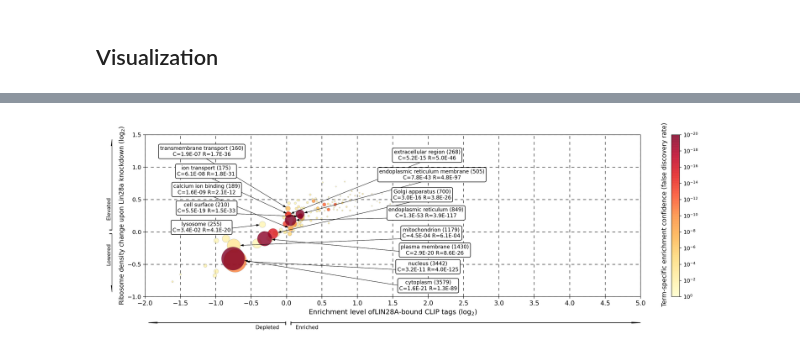
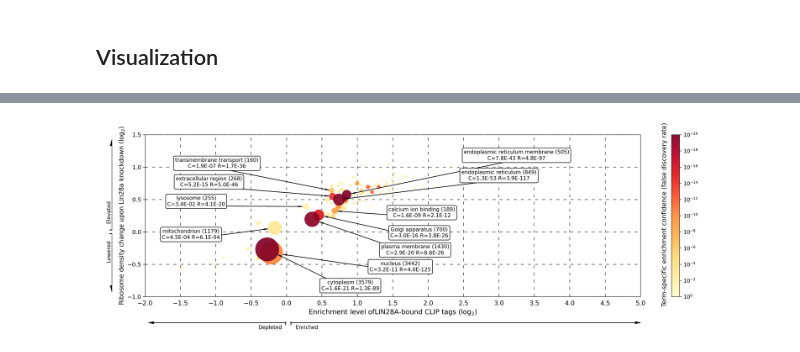
Before and after one commit to dong-gi-jang/binfo, a Jupyter notebook: Final/Final_Fig5A.ipynb, the cells around one changed output, grey strips where cells are left out. Cells and saved outputs as stored; diff of their text form; code cells hidden in the pictures.

```diff
--- a/Final/Final_Fig5A.ipynb
+++ b/Final/Final_Fig5A.ipynb
@@ -276,7 +331,10 @@ finaltable.head()
 # membrane, integral component of membrane 등 크게 의미 없는 term들 manually 제외 필요.
 # ER과 무관한 organelle 내 suborganellular local 등 하위 term도 제외.
 # 아예 bubble도 그려지지 않도록.
-excllist = ['membrane','cytosol','nucleoplasm','integral component of membrane','integral component of plasma membrane','extracellular space','identical protein binding','nucleotide binding','DNA binding','RNA binding','cytoplasmic vesicle']
+excllist = ['membrane','cytosol','nucleoplasm','integral component of membrane',
+            'integral component of plasma membrane','extracellular space','identical protein binding',
+            'nucleotide binding','DNA binding','RNA binding','cytoplasmic vesicle','cytoskeleton',
+            'intracellular membrane-bounded organelle','mitochondrial inner membrane','Golgi membrane','ion transport']
 pltinput = finaltable[~finaltable['name_1006'].isin(excllist)]
 # %%
 # 진한, 중요한 bubble이 앞에 오도록 문제 해결 필요 : pltinput 색 진하기(clip fdr) 역순으로 정렬 후 scatter
@@ -302,3 +351,12 @@ pltinput_sortcount[pltinput_sortcount['name_1006']=='nucleosome assembly']
+# %%
+# 맨 처음 만들어지는 피규어 참고하여, arrow 서로 교차되는 것 제거하기.
+# 순서 정하여 Gene name 넣은 list 만들기.
+balloonorderlist = ['cytoplasm','nucleus','plasma membrane', 'Golgi apparatus','calcium ion binding','endoplasmic reticulum','endoplasmic reticulum membrane',
+                    'mitochondrion','lysosome','extracellular region','transmembrane transport']
+balloonorderlist_go = []
+
+for i in balloonorderlist:
+  balloonorderlist_go.append(list(set(mapped_nodup[mapped_nodup['name_1006']==i]['go_id']))[0])
 # %%
 # Visualization
 import numpy as np
@@ -325,24 +383,28 @@ plt.xlim(-2,5)
 plt.ylim(-1,1.5)
 plt.xticks(np.arange(-2, 5.01, step=0.5),fontsize=12)
 plt.yticks(np.arange(-1, 1.51, step=0.5),fontsize=11)
-plt.grid(True, color='black', linestyle='--',dashes=(7,7),linewidth=0.8)
-plt.scatter(pltinput['CLIP_mean'],  pltinput['Rden_mean'],  s=(pltinput['count']/1.8).tolist(), # 크기 너무 크면 가리므로, 약간 줄여서 진행.
-            c=pltinput['Clip_FDR'].tolist(), norm=colors.LogNorm(vmin=10**-20, vmax=1),alpha=0.8, cmap='YlOrRd_r',zorder=2,edgecolors='grey',linewidth=0.3) # 우선은 alpha값 설정하여 보기.
+plt.tick_params(bottom=False)
+plt.grid(True, color='black', linestyle='--',dashes=(7,10),linewidth=0.8)
+plt.scatter(pltinput['Clip_ad'],  pltinput['Rden_ad'],  s=(pltinput['count']/1.8).tolist(), # 크기 너무 크면 가리므로, 약간 줄여서 진행.
+            c=pltinput['Clip_FDR'].tolist(), norm=colors.LogNorm(vmin=10**-20, vmax=1),alpha=0.9, cmap='YlOrRd_r',zorder=2) # 우선은 alpha값 설정하여 보기.
 
 
 # balloon 위치 지정, text 지정, arrow
 ## 임의의 balloon 위치 지정
-xval = 2
+xval = 0.9
 yval = -0.9
 ## 임의의 값으로 scaling하여, radius에 비례할 값 도출.
 pltinput_sortcount['scaled_radius'] = (( (pltinput_sortcount['count'])**0.5 ) * 0.0028).tolist()
 ## 몇개만 일단 테스트
-excludelist = ['cytoskeleton','intracellular membrane-bounded organelle','mitochondrial inner membrane','Golgi membrane']
+excludelist = []
 repeatcount = 0
-for i in pltinput_sortcount.index[:16]:
-  if repeatcount ==8:
-    xval = -1.2
-    yval = 0
+for i in balloonorderlist_go:
+  if repeatcount==5:
+    xval = 3
+    yval = 0.8
+  elif repeatcount ==7:
+    xval = -1.35
+    yval = -0.11
   textname = pltinput_sortcount.loc[i,'name_1006']
   if textname in excludelist:
     continue
@@ -351,8 +413,8 @@ for i in pltinput_sortcount.index[:16]:
   count = pltinput_sortcount.loc[i,'count']
   scaled_radius = pltinput_sortcount.loc[i,'scaled_radius']
   # arrow가 가르켜야 할 bubble의 중심위치 지정
-  bubx = pltinput_sortcount.loc[i,'CLIP_mean']
-  buby = pltinput_sortcount.loc[i,'Rden_mean']
+  bubx = pltinput_sortcount.loc[i,'Clip_ad']
+  buby = pltinput_sortcount.loc[i,'Rden_ad']
   # bubble의 원주에 화살표가 닿게 하기 위해, arrow 길이 radius 정도만큼 짧게 해주는 게 목표.
   len_to_bubcenter = ((bubx-xval)**2 + (buby-yval)**2)**(1/2)
   len_to_bubcircum = len_to_bubcenter - scaled_radius
@@ -363,47 +425,52 @@ for i in pltinput_sortcount.index[:16]:
     dxtocircum = -dxtocircum
   if yval > buby :
     dytocircum = -dytocircum
-  plt.arrow(xval, yval, dxtocircum, dytocircum, zorder =3, head_width=0.03,lw=0.5,color='black',head_length=0.04,length_includes_head=True)
+  plt.arrow(xval, yval, dxtocircum, dytocircum, zorder =3, head_width=0.015,lw=1,color='black',head_length=0.06,length_includes_head=True)
+## 지수 E로 표현 대신 upper subscript로 표현하고 싶었으나,  textinput = (f'{textname} ({count})\n'
+##                'C=${{{}}}x10^{{{}}}$ R='.format(round(float(str(cval)[:4]),1), 2))
+##  plt.text(xval, yval, textinput, bbox=box1,ha='center',zorder=4)
   plt.text(xval, yval, f'{textname} ({count})\nC={cval:.1E} R={rval:.1E}', bbox=box1,ha='center',zorder=4)
-  yval +=(0.3+np.random.normal(0,0.02))
-  xval += np.random.normal(0,0.06)
+  lyso_to_cal_step = 0.2 if repeatcount == 7 else 0
+  yval +=(0.3+np.random.normal(0.001,0.02)) + lyso_to_cal_step
+  cyto_to_nuc_step = 0.6 if repeatcount == 0 else 0
+  xval += np.random.normal(0.11,0.06) + cyto_to_nuc_step
   repeatcount+=1
 
 
 # 오른쪽 colorbar 관련 설정
 b = plt.colorbar()
 b.ax.set_ylabel(' Term-specific enrichment confidence (false discovery rate)', rotation=90, labelpad = -70,fontsize=12)
 b.set_ticks([10**-0, 10**-2,10**-4,10**-6,10**-8,10**-10,10**-12,10**-14,10**-16,10**-18,10**-20])
 b.ax.invert_yaxis()
 
 
 # 왼쪽 Ribosome density arrow 설정
 ax2 = plt.subplot(gs[0],sharey=ax1)
 plt.xlim(0,0)
 plt.axis('off')
-plt.arrow(0.05,0.03,0,1.4,head_width=0.015,lw=1,color='black',head_length=0.1,length_includes_head=True)
-plt.arrow(0.05,-0.03,0,-0.9,head_width=0.015,lw=1,color='black',head_length=0.1,length_includes_head=True)
-plt.text(0,0.2,'Elevated',rotation=90)
-plt.text(0,-0.5,'Lowered',rotation=90)
+plt.arrow(0.05,0.03,0,1.4,head_width=0.03,lw=1,color='black',head_length=0.1,length_includes_head=True,shape='full')
+plt.arrow(0.05,-0.03,0,-0.9,head_width=0.03,lw=1,color='black',head_length=0.1,length_includes_head=True)
+plt.text(0,0.15,'Elevated',rotation=90)
+plt.text(0,-0.45,'Lowered',rotation=90)
 plt.plot([0.03, 0.08], [0.03, 0.03],color="black")
 plt.plot([0.03, 0.08], [-0.03, -0.03],color="black")
 
 
 # 아래 Clip enrichment arrow 설정
 ax3 = plt.subplot(gs[3],sharex=ax1)
 plt.ylim(0,0)
 plt.axis('off')
-plt.arrow(-0.35,0.03,3.95,0,head_width=0.015,lw=1,color='black',head_length=0.1,length_includes_head=True)
-plt.arrow(-0.41,0.03,-1.55,0,head_width=0.015,lw=1,color='black',head_length=0.1,length_includes_head=True)
+plt.arrow(-0.35,0.03,3.95,0,head_width=0.03,lw=1,color='black',head_length=0.06,length_includes_head=True)
+plt.arrow(-0.41,0.03,-1.55,0,head_width=0.03,lw=1,color='black',head_length=0.06,length_includes_head=True)
 plt.text(-0.3,-0.07,'Enriched')
-plt.text(-0.75,-0.07,'Depleted')
+plt.text(-0.72,-0.07,'Depleted')
 plt.plot([-0.35, -0.35], [0.04, 0],color="black")
 plt.plot([-0.41, -0.41], [0.04, 0],color="black")
 
 
 # plotting
 plt.tight_layout()
 plt.show()
 None
 # %% [output]
-[figure, old version]
+[figure, new version]
```
Also changed, not shown: parts of 13 cells of this notebook.
